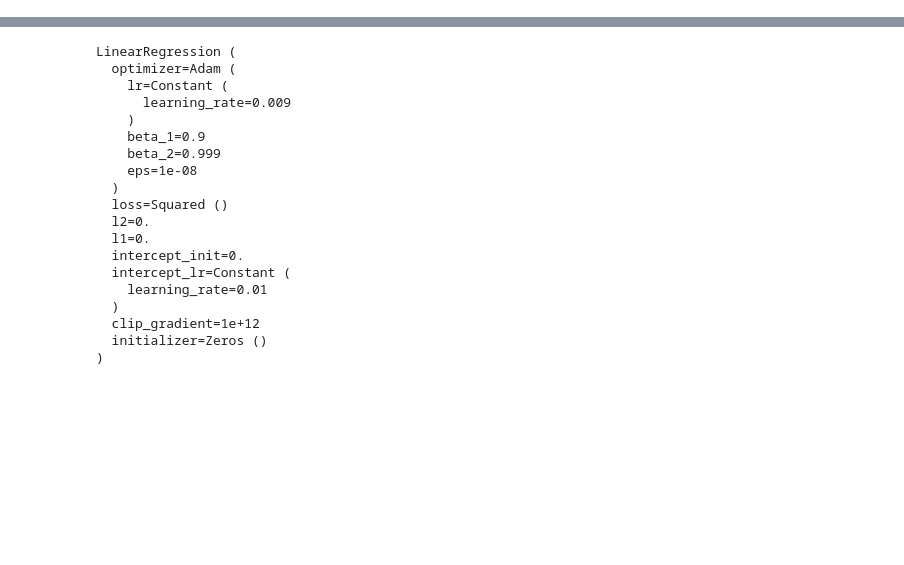
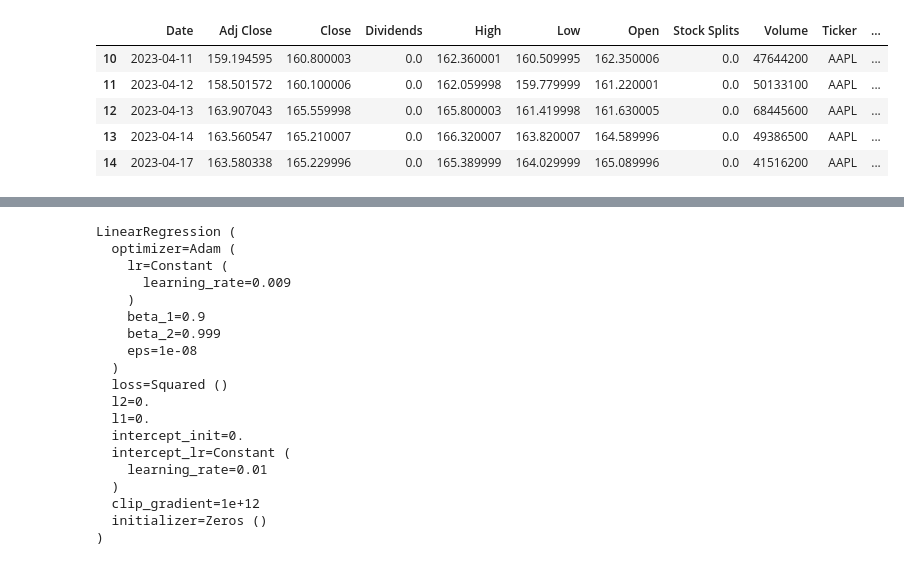
Before and after one commit to ConnorMcWard/live-stock-predictor, a Jupyter notebook: notebooks/02_Model_Development.ipynb, the cells around one changed output, grey strips where cells are left out. Saved outputs shown, nothing was run; the diff lists cells and outputs as text; code cells hidden in the pictures; blank space fills up the shorter version.

```diff
--- a/notebooks/02_Model_Development.ipynb
+++ b/notebooks/02_Model_Development.ipynb
@@ -21,6 +21,15 @@ df["Momentum"] = df["Adj Close"].diff(5).shift(1)
 # Create a lag feature (previous day's adjusted close)
 df["Prev_Close"] = df["Adj Close"].shift(1)
 df.dropna(inplace=True)  # Remove first row with NaN
+# %%
+df.head()
+# %% [output]
+|  | Date | Adj Close | Close | Dividends | High | Low | Open | Stock Splits | Volume | Ticker | ... |
+| 10 | 2023-04-11 | 159.194595 | 160.800003 | 0.0 | 162.360001 | 160.509995 | 162.350006 | 0.0 | 47644200 | AAPL | ... |
+| 11 | 2023-04-12 | 158.501572 | 160.100006 | 0.0 | 162.059998 | 159.779999 | 161.220001 | 0.0 | 50133100 | AAPL | ... |
+| 12 | 2023-04-13 | 163.907043 | 165.559998 | 0.0 | 165.800003 | 161.419998 | 161.630005 | 0.0 | 68445600 | AAPL | ... |
+| 13 | 2023-04-14 | 163.560547 | 165.210007 | 0.0 | 166.320007 | 163.820007 | 164.589996 | 0.0 | 49386500 | AAPL | ... |
+| 14 | 2023-04-17 | 163.580338 | 165.229996 | 0.0 | 165.389999 | 164.029999 | 165.089996 | 0.0 | 41516200 | AAPL | ... |
 # %%
 # Convert to river format
 dataset = [
```
Also changed, not shown: parts of 5 cells of this notebook, 7 other files.
